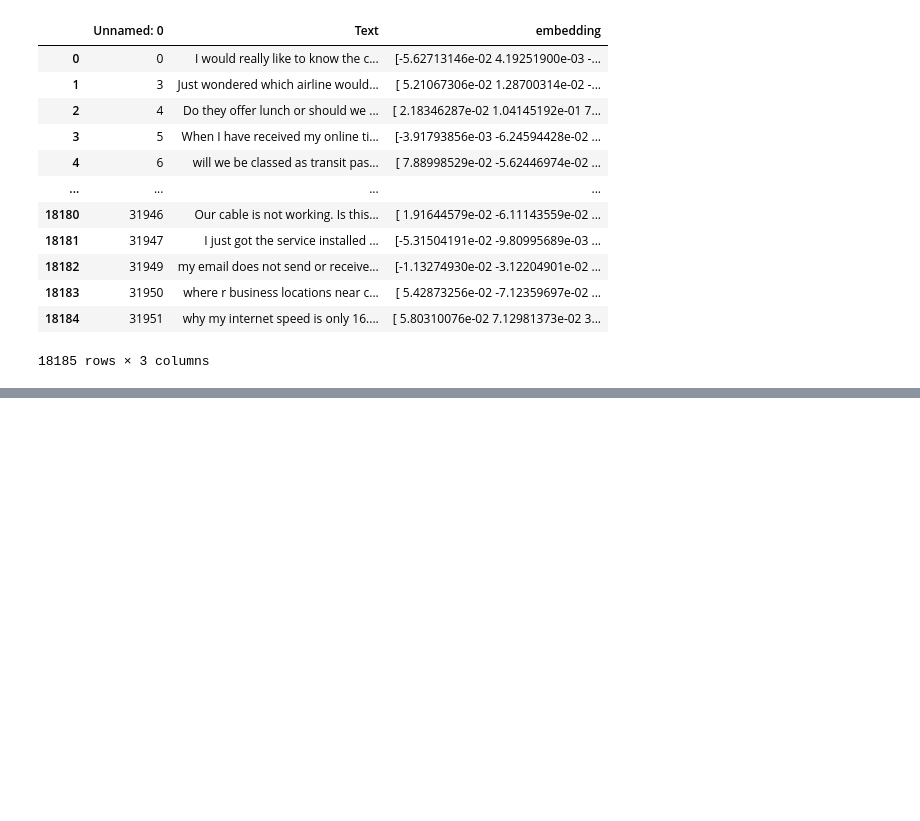
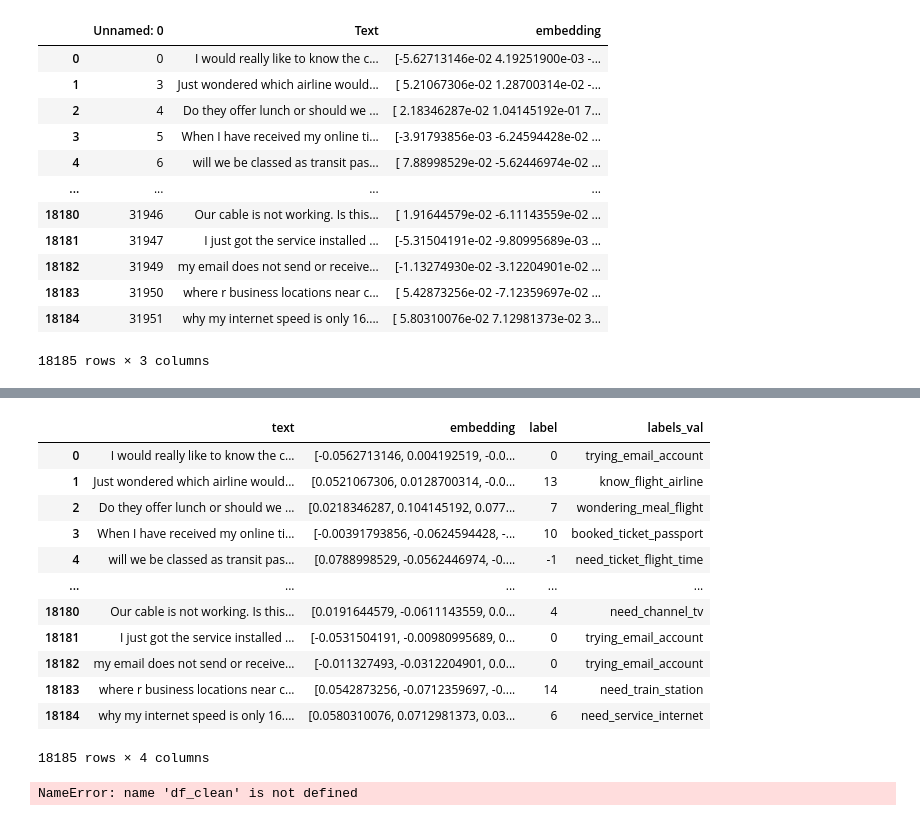
Before and after one commit to AikawaKai/Conversations_clustering, a Jupyter notebook: POC_conversations/Conversations_clustering.ipynb, the cells around one changed output, grey strips where cells are left out. Cells and saved outputs as stored; diff of their text form; code cells hidden in the pictures; blank space fills up the shorter version.

```diff
--- a/POC_conversations/Conversations_clustering.ipynb
+++ b/POC_conversations/Conversations_clustering.ipynb
@@ -339,0 +364,25 @@ random_use
+# %%
+df_clean = df_label.drop('Unnamed: 0', axis=1).drop('embedding', axis=1)
+# df_clean = df_clean.rename(columns={'Text': ' text', 'embeddings_np': 'embedding'})
+# df['embedding'] = df['embedding'].apply(lambda x:
+#                                        np.fromstring(
+#                                        x.replace('\n','')
+#                                         .replace('[','')
+#                                         .replace(']','')
+#                                         .replace('  ',' '), sep=' ').astype('float'))
+df_clean = df_clean.rename(columns={'Text': ' text', 'embeddings_np': 'embedding'})
+df_clean
+# %% [output]
+|  | text | embedding | label | labels_val |
+| 0 | I would really like to know the c... | [-0.0562713146, 0.004192519, -0.0... | 0 | trying_email_account |
+| 1 | Just wondered which airline would... | [0.0521067306, 0.0128700314, -0.0... | 13 | know_flight_airline |
+| 2 | Do they offer lunch or should we ... | [0.0218346287, 0.104145192, 0.077... | 7 | wondering_meal_flight |
+| 3 | When I have received my online ti... | [-0.00391793856, -0.0624594428, -... | 10 | booked_ticket_passport |
+| 4 | will we be classed as transit pas... | [0.0788998529, -0.0562446974, -0.... | -1 | need_ticket_flight_time |
+| ... | ... | ... | ... | ... |
+| 18180 | Our cable is not working. Is this... | [0.0191644579, -0.0611143559, 0.0... | 4 | need_channel_tv |
+| 18181 | I just got the service installed ... | [-0.0531504191, -0.00980995689, 0... | 0 | trying_email_account |
+| 18182 | my email does not send or receive... | [-0.011327493, -0.0312204901, 0.0... | 0 | trying_email_account |
+| 18183 | where r business locations near c... | [0.0542873256, -0.0712359697, -0.... | 14 | need_train_station |
+| 18184 | why my internet speed is only 16.... | [0.0580310076, 0.0712981373, 0.03... | 6 | need_service_internet |
+18185 rows × 4 columns
@@ -339,0 +391,4 @@ random_use
+# %%
+df_clean
+# %% [output]
+NameError: name 'df_clean' is not defined
```
Also changed, not shown: parts of 15 cells of this notebook, 2 other files.
